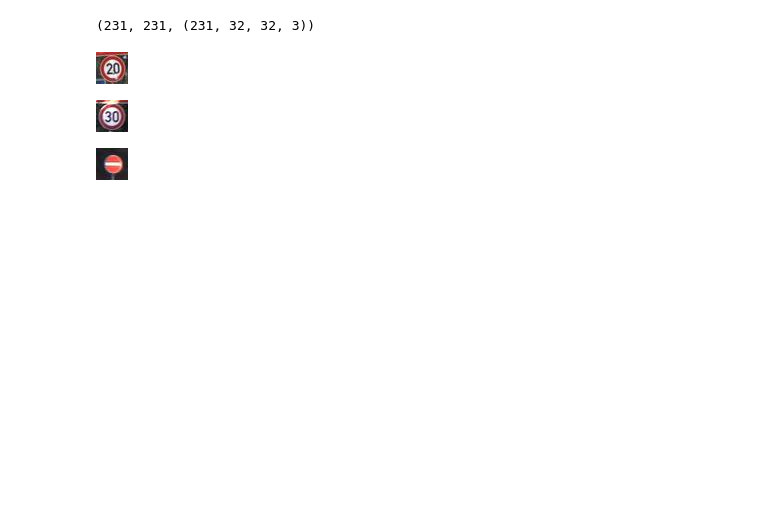
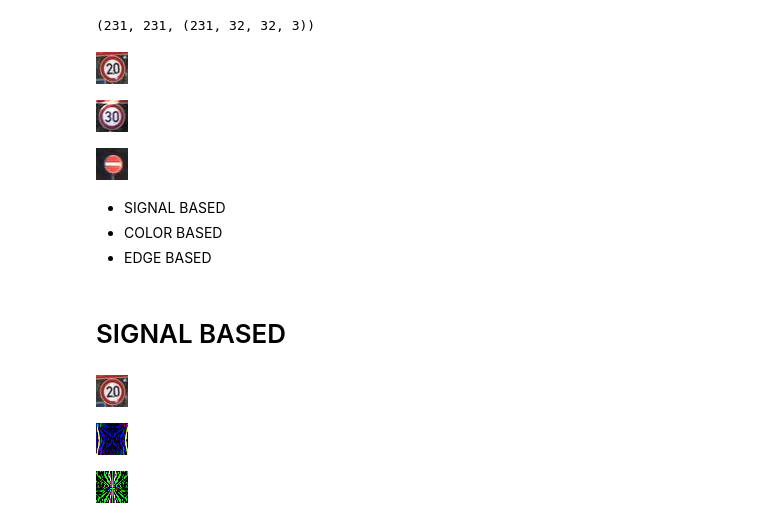
Before and after one commit to aSafarpoor/Traffic-Sign-Detection-DIPFinalProject-, a Jupyter notebook: dip_project_phase0.ipynb, the cells around one changed output. Cells and saved outputs as stored; diff of their text form; code cells hidden in the pictures; blank space fills up the shorter version.

```diff
--- a/dip_project_phase0.ipynb
+++ b/dip_project_phase0.ipynb
@@ -83,3 +83,9 @@ cv2_imshow(ims[100])
 [figure]
 [figure]
 [figure]
+# %% [markdown]
+* SIGNAL BASED
+* COLOR BASED
+* EDGE BASED
+# %% [markdown]
+# SIGNAL BASED
@@ -85,0 +94,11 @@ cv2_imshow(ims[100])
+# %%
+im = np.copy(ims[0])
+fft_img = np.fft.fft2(im)
+fft_img_shift = np.fft.fftshift(fft_img)
+cv2_imshow(im)
+cv2_imshow(fft_img)
+cv2_imshow(fft_img_shift)
+# %% [output]
+[figure, added]
+[figure, added]
+[figure, added]
```
Also changed, not shown: parts of 10 cells of this notebook.
